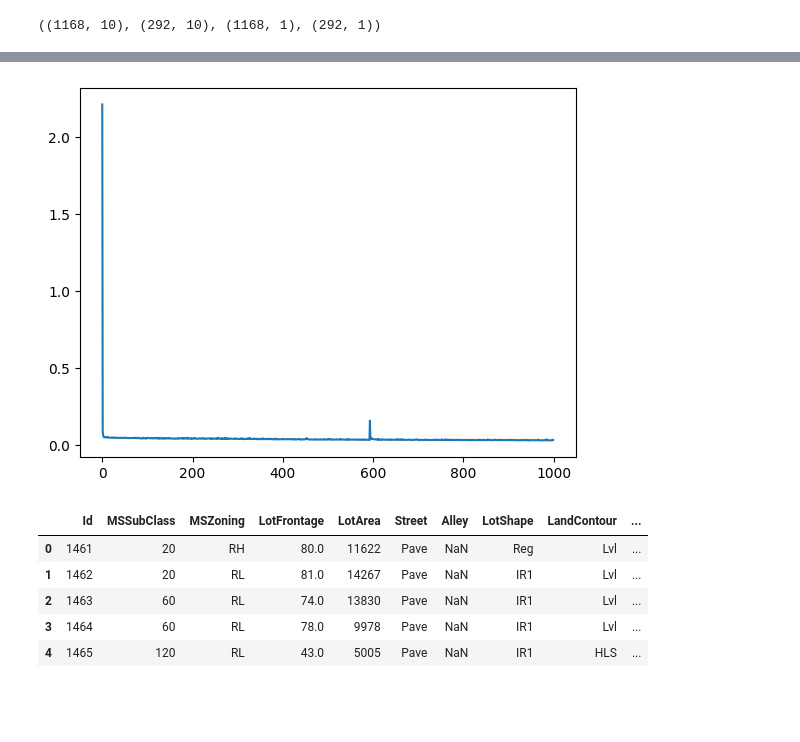
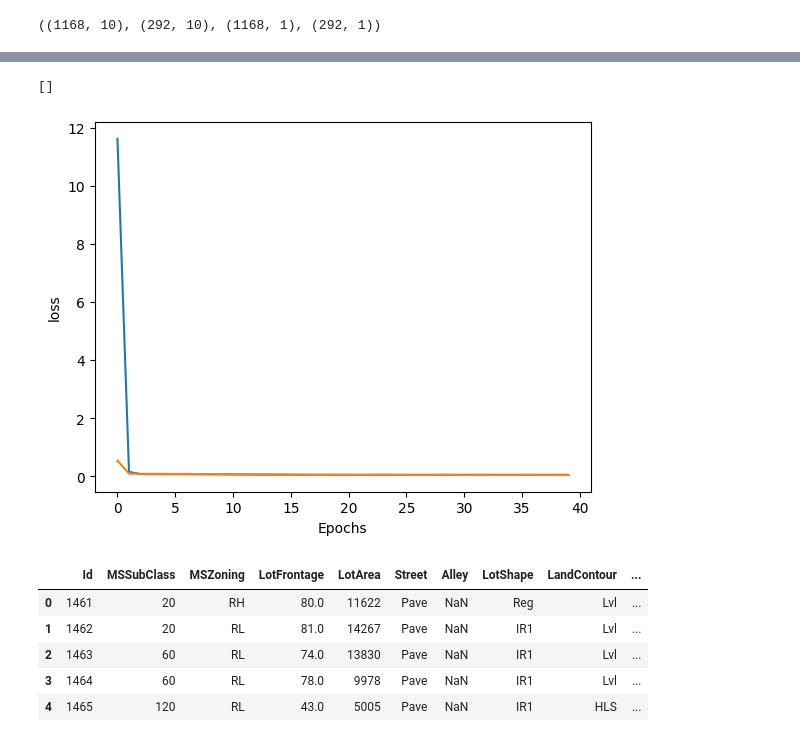
Before and after one commit to FahimeMirveisi/PyLearn7_MachineLearning_Projects, a Jupyter notebook: classcode50(House_Prices).ipynb, the cells around one changed output, grey strips where cells are left out. Saved outputs shown, nothing was run; the diff lists cells and outputs as text; code cells hidden in the pictures; blank space fills up the shorter version.

```diff
--- a/classcode50(House_Prices).ipynb
+++ b/classcode50(House_Prices).ipynb
@@ -79,9 +116,9 @@ X_train.shape, X_test.shape, Y_train.shape, Y_test.shape
 # %%
 from keras.layers.serialization import activation
 model = tf.keras.models.Sequential([
-    tf.keras.layers.Dense(512, activation="relu",input_shape=[X_train.shape[1]]),
-    tf.keras.layers.Dense(256, activation="relu"),
-    tf.keras.layers.Dense(128, activation="relu"),
+    tf.keras.layers.Dense(64, activation="relu"),
+    tf.keras.layers.Dense(32, activation="relu"),
+    tf.keras.layers.Dense(16, activation="relu"),
     tf.keras.layers.Dense(1, activation="linear")
 ])
 # %%
@@ -90,5 +127,5 @@ model.compile(optimizer=tf.keras.optimizers.Adam(learning_rate=0.01),
     loss='mean_squared_logarithmic_error',
     metrics='RootMeanSquaredError')
 # %%
-output = model.fit(X_train, Y_train, epochs=1000)
+output = model.fit(X_train, Y_train, epochs=40, validation_data=(X_test, Y_test), validation_split=0.2)
 # %% [output]
@@ -112,8 +152,12 @@ Epoch 1000/1000
 # %%
-plt.plot(output.history["loss"])
-plt.show()
+plt.plot(output.history['loss'])
+plt.plot(output.history['val_loss'])
+plt.xlabel('Epochs')
+plt.ylabel('loss')
+plt.plot()
 # %% [output]
+[]
-[figure, old version]
+[figure, new version]
 # %%
 data_test = pd.read_csv("test.csv")
 data_test.head()
```
Also changed, not shown: parts of 20 cells of this notebook.
